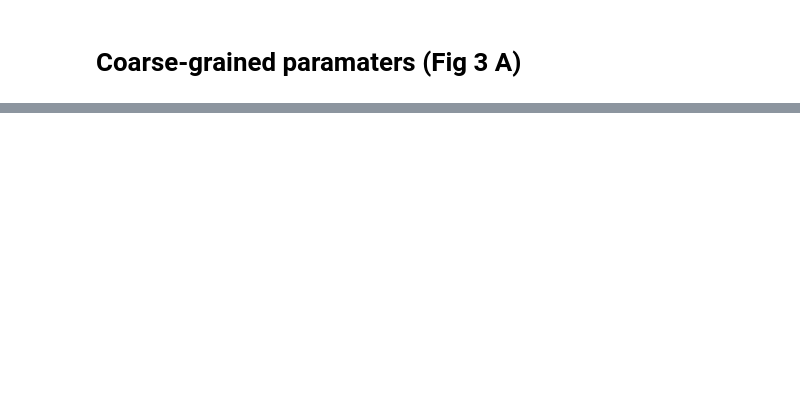
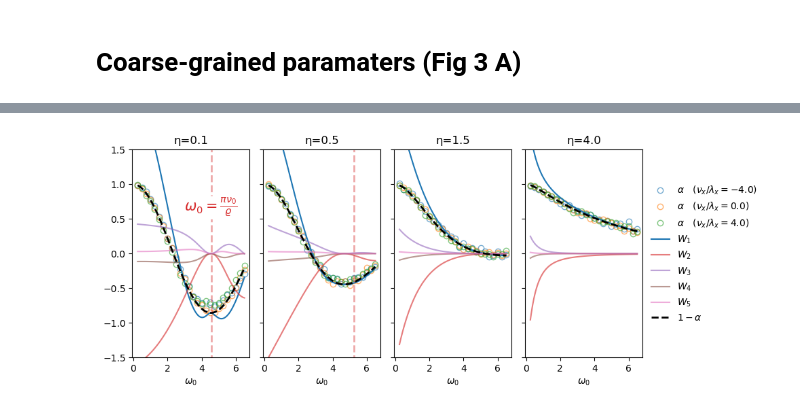
Before and after one commit to elevien/GrowthCellCycleModel, a Jupyter notebook: src/FIG3.ipynb, the cells around one changed output, grey strips where cells are left out. Saved outputs shown, nothing was run; the diff lists cells and outputs as text; code cells hidden in the pictures; blank space fills up the shorter version.

```diff
--- a/src/FIG3.ipynb
+++ b/src/FIG3.ipynb
@@ -4,5 +4,5 @@ PythonPlot.svg(true)
 include("model.jl")
 include("formulas.jl")
 
-FIG_PATH = "/Users/elevien/Dropbox (Dartmouth College)/Apps/Overleaf/cell_cycle_growth/figures"
+FIG_PATH = "/Users/elevien/Dropbox (Dartmouth College)/Apps/Overleaf/cell_cycle_growth"
 # %% [output]
@@ -183 +143,46 @@ fig
+# %%
+include("model.jl")
+include("formulas.jl")
+
+fig, axs = subplots(figsize=(10, 4), ncols=length(ηrange),  sharey="row", sharex=true)
+for i in 1:length(ηrange)
+    ax = axs[i-1]
+
+    η = ηrange[i]
+
+    for j in 1:2:length(nuxrange)
+        dfcell = data[(data.η .== η) .& (data.nux .== nuxrange[j]), :]
+        alphas = [-cov(df.ϕ, df.z0) / var(df.z0) for df in groupby(dfcell, :ω0)]
+        ax.plot(ω0range, 1 .-alphas, "o", label="\$\\alpha \\quad({\\nu_{x}/\\lambda_x}=$(nuxrange[j]))\$",fillstyle="none",alpha=0.6)
+    end
+
+
+    ax.plot(ω0range_,Ws[:,i,1], "C0-",label= L"$W_{1}$")
+    for k in 2:5
+        ω0 = ω0range_[k]
+        ax.plot(ω0range_, Ws[:,i,k], "-",alpha=0.6,label= "\$W_{$(k)}\$")
+    end
+    #ax.plot([0],[0],"C0-",alpha=0.3,label= L"$W_{i},i>1$")
+
+
+    ax.plot(ω0range_, [ksho(log(2),η/2, ω0range_[i])/ksho(0.0, η/2, ω0range_[i]) for i in 1:length(ω0range_)], "k--",label=L"$1-\alpha$",lw=2)
+
+    #ax.set_ylim([-10,10])
+    ax.set_xlabel(L"$\omega_0$")
+    ax.set_title("η=$(η)")
+    ax.set_ylim([-1.5,1.5])
+end
+axs[0].vlines(π/log(2)/sqrt(abs.(1-ηrange[1]^2)), ymin=-2, ymax=2, colors="C3", linestyles="--", lw=2,alpha=0.4, label=L"$\omega_0 = \frac{\pi}{\log(2)\sqrt{|1-\eta^2|}}$")
+# make text over the line
+
+# make the text have white background
+axs[0].text(π/log(2)/sqrt(abs.(1-ηrange[1]^2)), 0.5, L"$\omega_0 = \frac{\pi \nu_0}{\varrho}$", color="C3", ha="center", va="bottom",
+fontsize=15, bbox=Dict("facecolor"=>"white", "edgecolor"=>"none", "pad"=>0.5))
+axs[1].vlines(π/log(2)/sqrt(abs.(1-ηrange[2]^2)), ymin=-2, ymax=2, colors="C3", linestyles="--", lw=2,alpha=0.4)
+axs[3].legend(frameon=false, loc="center left", bbox_to_anchor=(1, 0.5))
+savefig(joinpath(FIG_PATH, "fig4.pdf"), bbox_inches="tight", pad_inches=0.1, format="pdf")
+tight_layout()
+fig
+# %% [output]
+[figure, added]
 # %% [markdown]
```
Also changed, not shown: parts of 13 cells of this notebook, 9 other files.
